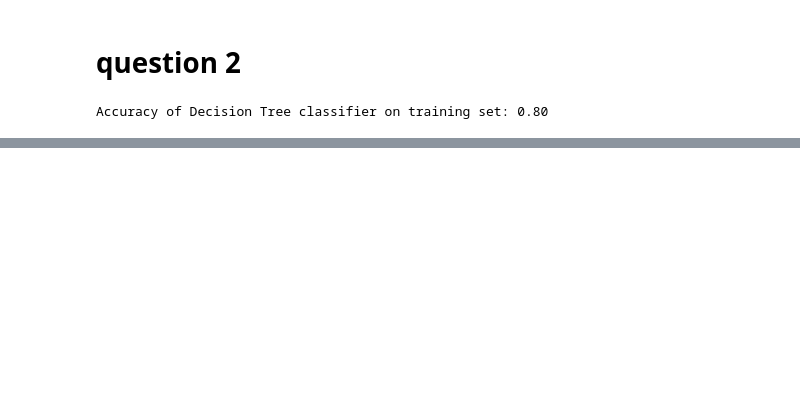
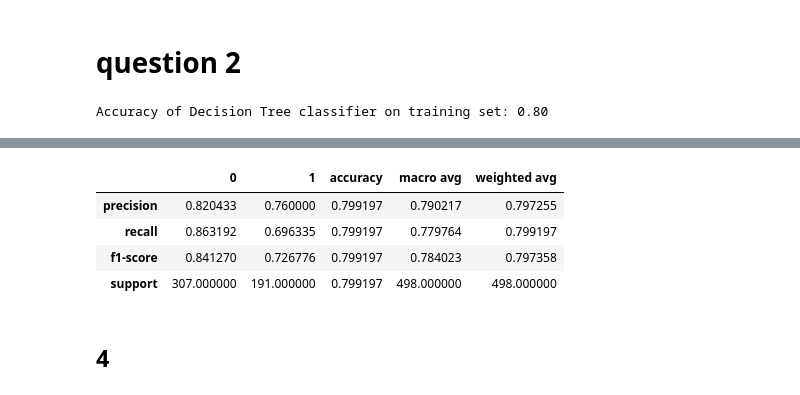
Before and after one commit to codyclonts/classification_exercises, a Jupyter notebook: model.ipynb, the cells around one changed output, grey strips where cells are left out. Saved outputs shown, nothing was run; the diff lists cells and outputs as text; code cells hidden in the pictures; blank space fills up the shorter version.

```diff
--- a/model.ipynb
+++ b/model.ipynb
@@ -148,0 +150,11 @@ Accuracy of Decision Tree classifier on training set: 0.80
+# %%
+report = classification_report(y_train, y_predictions, output_dict = True)
+pd.DataFrame(report)
+# %% [output]
+|  | 0 | 1 | accuracy | macro avg | weighted avg |
+| precision | 0.820433 | 0.760000 | 0.799197 | 0.790217 | 0.797255 |
+| recall | 0.863192 | 0.696335 | 0.799197 | 0.779764 | 0.799197 |
+| f1-score | 0.841270 | 0.726776 | 0.799197 | 0.784023 | 0.797358 |
+| support | 307.000000 | 191.000000 | 0.799197 | 498.000000 | 498.000000 |
+# %% [markdown]
+## 4
```
Also changed, not shown: parts of 10 cells of this notebook.
